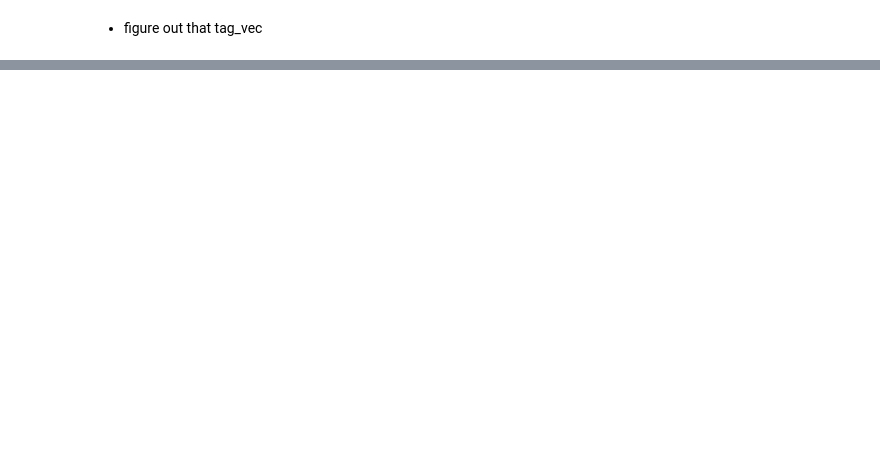
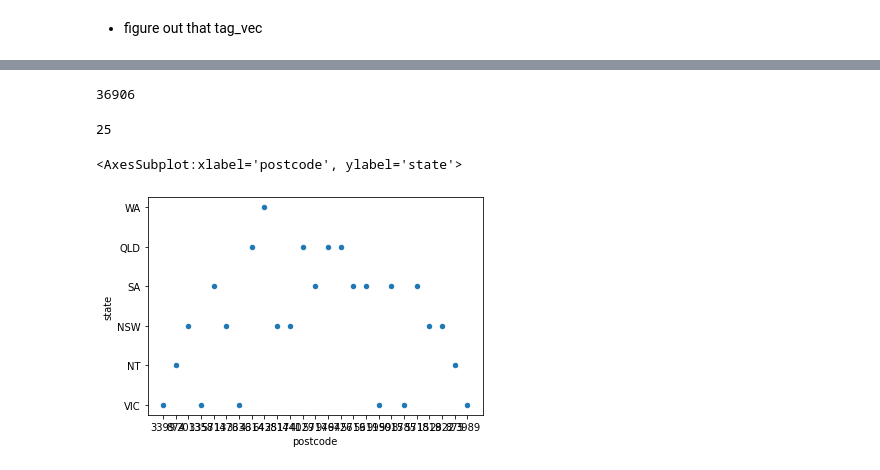
Before and after one commit to MAST30034-Applied-Data-Science/generic-buy-now-pay-later-project-group-24, a Jupyter notebook: notebooks/change_type.ipynb, the cells around one changed output, grey strips where cells are left out. Saved outputs shown, nothing was run; the diff lists cells and outputs as text; code cells hidden in the pictures; blank space fills up the shorter version.

```diff
--- a/notebooks/change_type.ipynb
+++ b/notebooks/change_type.ipynb
@@ -125,0 +222,2 @@ df_transformed
+# %%
+sdf = sdf.drop('state_code', 'pos')
@@ -125,0 +230,19 @@ df_transformed
+# %%
+null_df = sdf.filter(sdf.longitude.isNull())
+# %%
+null_df.count()
+# %% [output]
+36906
+# %%
+df1 = null_df.dropDuplicates(subset=[c for c in null_df.columns if c in ["postcode"]])
+# %%
+df1.count()
+# %% [output]
+25
+# %%
+lose_df = df1.toPandas()
+# %%
+lose_df.plot.scatter(x='postcode', y='state')
+# %% [output]
+<AxesSubplot:xlabel='postcode', ylabel='state'>
+[figure, added]
```
Also changed, not shown: parts of 19 cells of this notebook, 18 other files.
